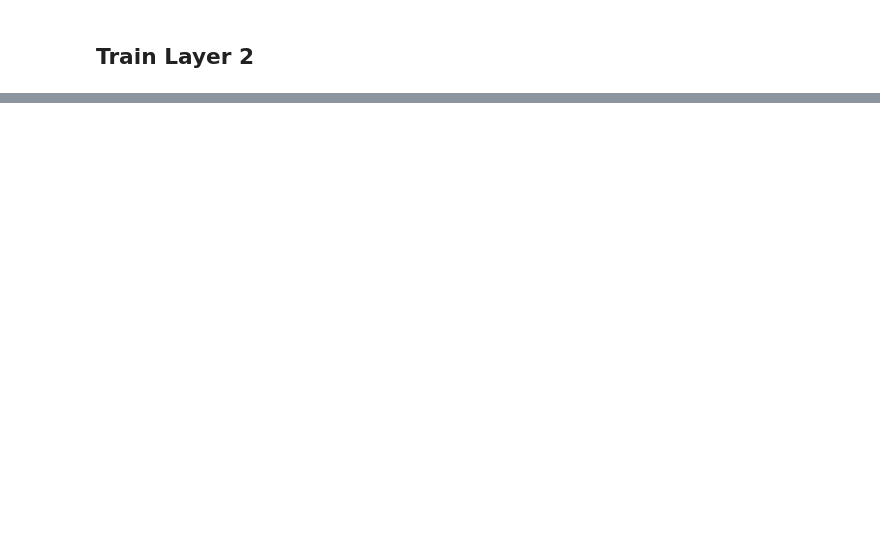
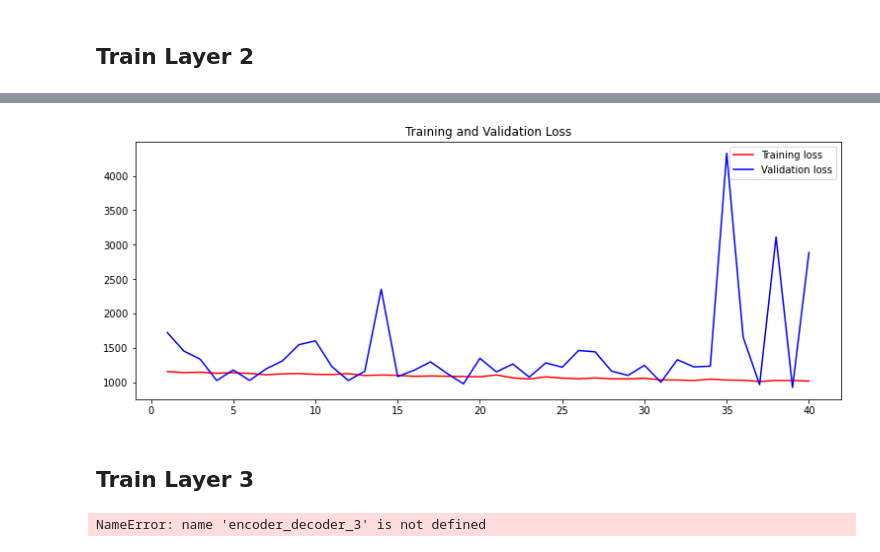
Before and after one commit to stevenjohnlarsen/StyleTransfer, a Jupyter notebook: Train Weights Final.ipynb, the cells around one changed output, grey strips where cells are left out. Saved outputs shown, nothing was run; the diff lists cells and outputs as text; code cells hidden in the pictures; blank space fills up the shorter version.

```diff
--- a/Train Weights Final.ipynb
+++ b/Train Weights Final.ipynb
@@ -388,0 +462,6 @@ plot_history(history, start=0)
+# %%
+%%time
+LAMBDA=1
+history_2_2 = encoder_decoder_2.model.fit(X_train, y_train,
+                                    validation_data=(X_test, y_test),
+                                    epochs=40, batch_size=5, verbose=True)
@@ -388,0 +486,4 @@ plot_history(history, start=0)
+# %%
+plot_history(history_2_2, start=0)
+# %% [output]
+[figure, added]
@@ -389,3 +492,15 @@ plot_history(history, start=0)
+# %% [markdown]
+## Train Layer 3
+# %%
+%%time
+LAMBDA=1
+opt = tf.keras.optimizers.Adam(learning_rate=0.00005)
+encoder_decoder = EncoderDecoder(input_shape=(256, 256, 3), target_layer=3, opt=opt)
+history = encoder_decoder_3.model.fit(X_train, y_train,
+                                    validation_data=(X_test, y_test),
+                                    epochs=200, batch_size=5, verbose=True)
+# %% [output]
+NameError: name 'encoder_decoder_3' is not defined
 # %%
 # TODO: Add more recon/decon.
 # Including some not faces to talk about features that we lost
```
Also changed, not shown: parts of 18 cells of this notebook, 2 other files.
